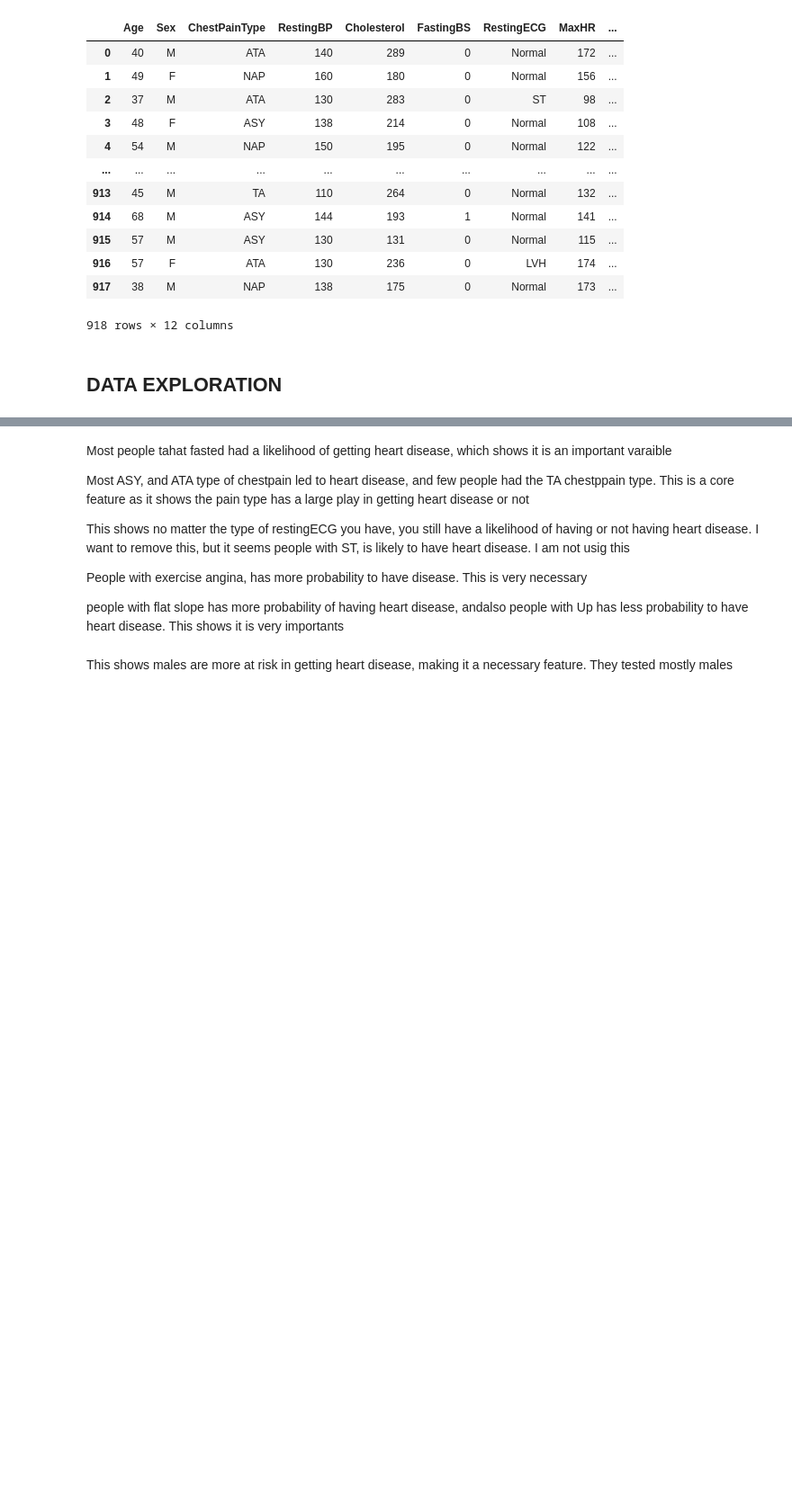
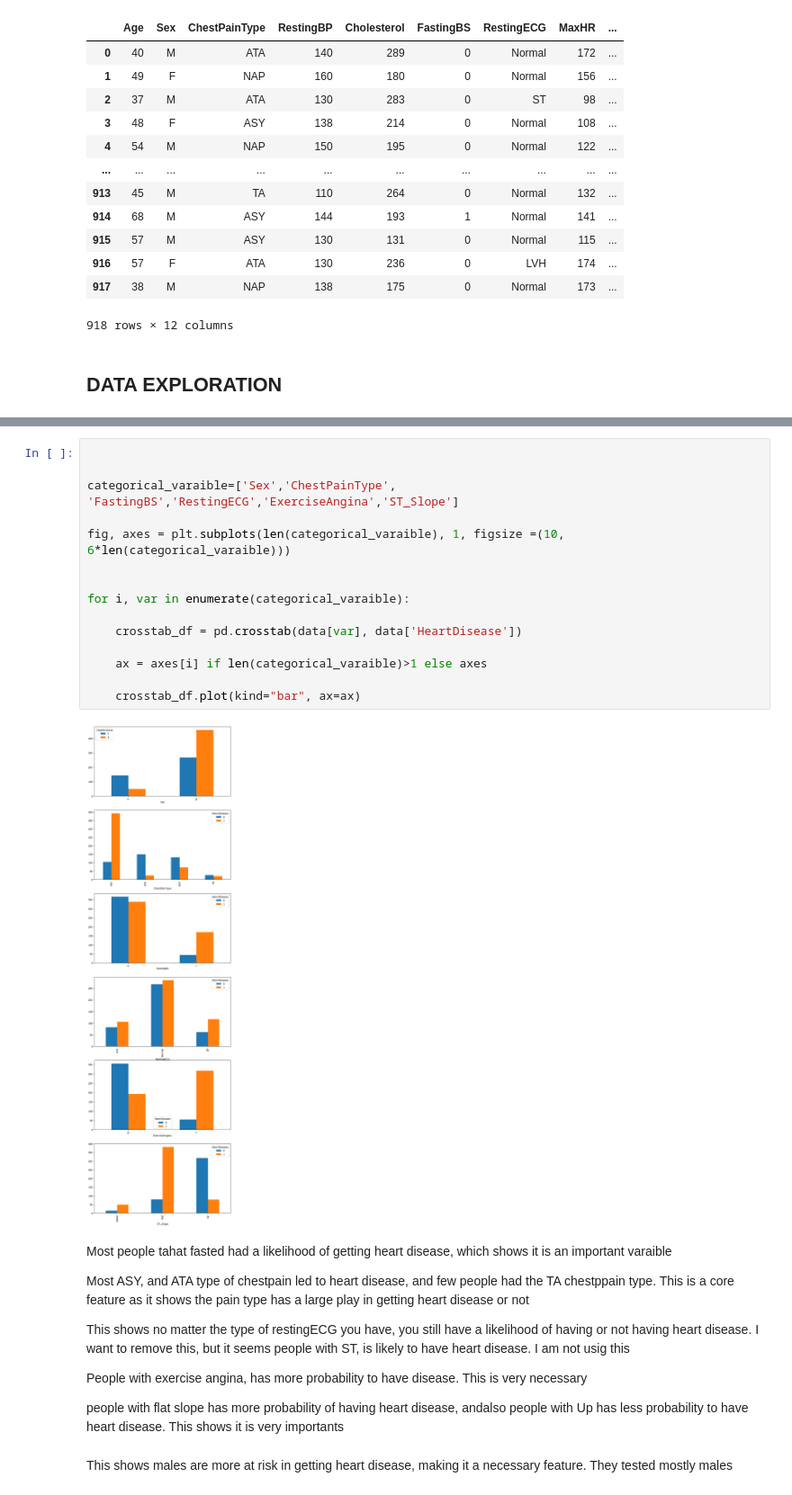
Before and after one commit to Onafowokan-Testament/Heart-disease-prediction, a Jupyter notebook: main.ipynb, the cells around one changed output, grey strips where cells are left out. Shown: that part at 90% size. Saved outputs shown, nothing was run; the diff lists cells and outputs as text; blank space fills up the shorter version.

Commit message:
preprocessing of data

```diff
--- a/main.ipynb
+++ b/main.ipynb
@@ -77 +62,18 @@ for cat in categorical_varaible:
+# %%
+
+
+categorical_varaible=['Sex','ChestPainType', 'FastingBS','RestingECG','ExerciseAngina','ST_Slope']
+
+fig, axes = plt.subplots(len(categorical_varaible), 1, figsize =(10, 6*len(categorical_varaible)))
+
+
+for i, var in enumerate(categorical_varaible):
+
+    crosstab_df = pd.crosstab(data[var], data['HeartDisease'])
+
+    ax = axes[i] if len(categorical_varaible)>1 else axes
+
+    crosstab_df.plot(kind="bar", ax=ax)
+# %% [output]
+[figure, added]
 # %% [markdown]
```
Also changed, not shown: parts of 27 cells of this notebook.
